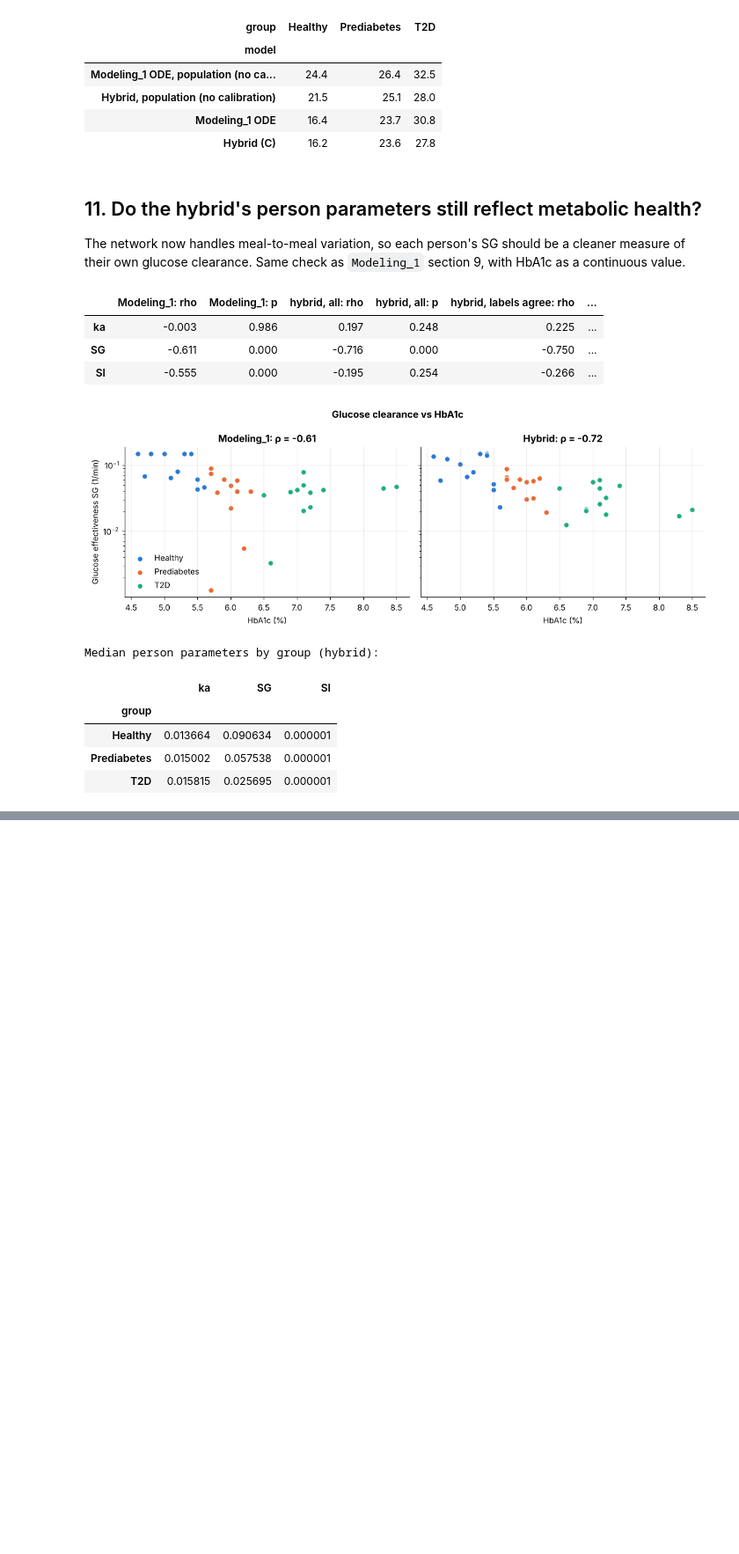
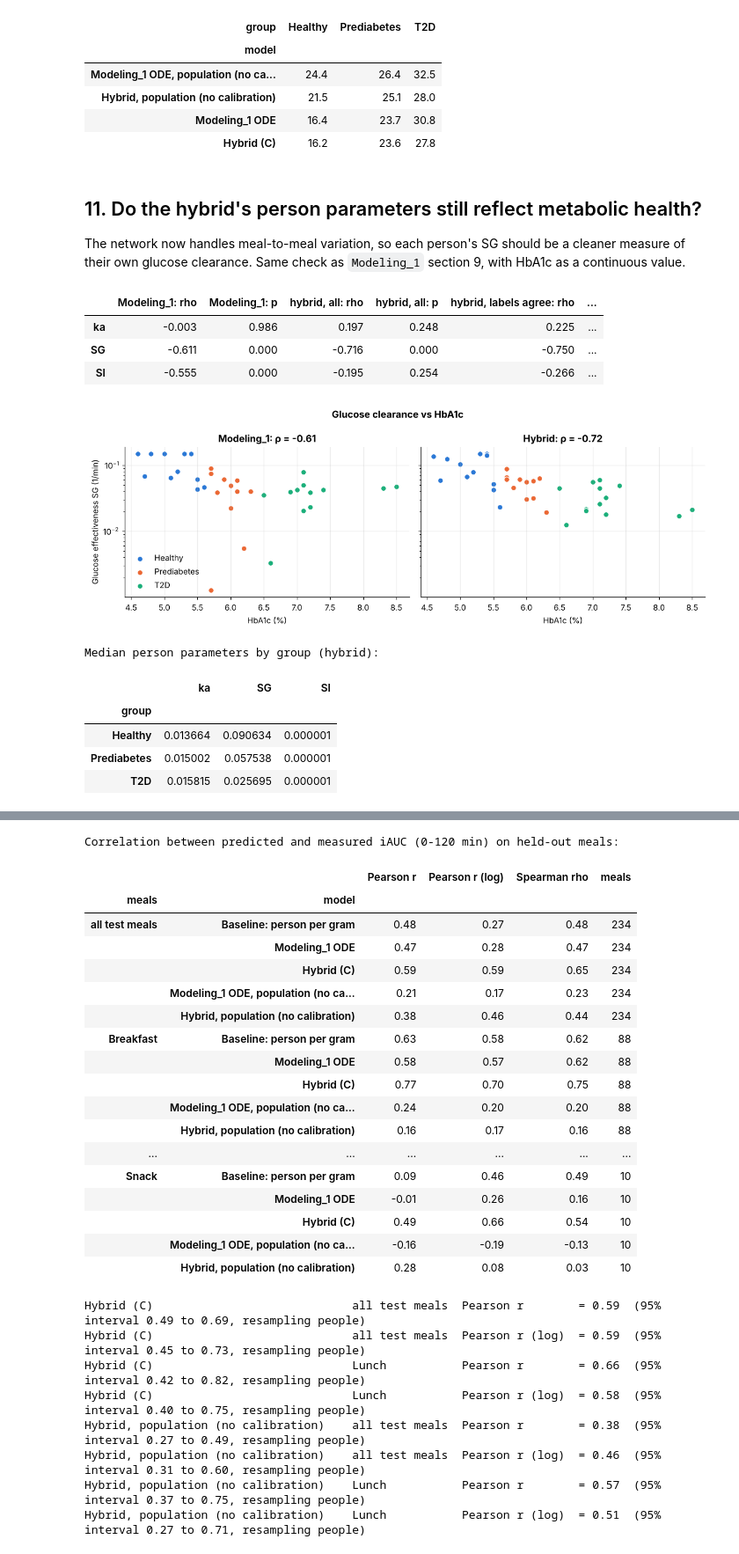
Before and after one commit to adityashah841/cgmacros-glucose-pinn, a Jupyter notebook: notebooks/PINN_modeling.ipynb, the cells around one changed output, grey strips where cells are left out. Shown at 88% size. Drawn from its saved outputs; the diff is of its cells as text; code cells hidden in the pictures; blank space fills up the shorter version.

Commit message:
Add iAUC comparison and links to the article series

```diff
--- a/notebooks/PINN_modeling.ipynb
+++ b/notebooks/PINN_modeling.ipynb
@@ -865,0 +883,80 @@ Median person parameters by group (hybrid):
+# %%
+_trapz = getattr(np, "trapezoid", None) or np.trapz   # name differs across NumPy versions
+
+def iauc(curve, Gb, t_max=120):
+    t = GRID[GRID <= t_max]
+    y = np.asarray(curve, float)[: len(t)]
+    ok = ~np.isnan(y)
+    y = np.interp(t, t[ok], y[ok])                        # fill the few missing readings
+    return _trapz(np.clip(y - Gb, 0, None), t)      # area above the pre-meal level only (mg/dL x min)
+
+meas_iauc = pd.Series([iauc(r.obs, r.Gb) for r in test.itertuples()], index=test.index)
+curves = {"Baseline: person per gram": pred_base, "Modeling_1 ODE": pred_m1, HYB: pred_hybrid}
+pred_iauc = {name: pd.Series([iauc(p, r.Gb) for p, r in zip(c, test.itertuples())], index=test.index)
+             for name, c in curves.items()}
+for name, d in pop_curves.items():                          # new people, from the cross-validation in section 10
+    pred_iauc[name] = pd.Series({i: iauc(p, test.loc[i, "Gb"]) for i, p in d.items()}).reindex(test.index)
+
+def corr_row(name, mask):
+    m, p = meas_iauc[mask], pred_iauc[name][mask]
+    return {"Pearson r": np.corrcoef(m, p)[0, 1],
+            "Pearson r (log)": np.corrcoef(np.log1p(m), np.log1p(p))[0, 1],   # on log(1 + iAUC), as some studies model it
+            "Spearman rho": spearmanr(m, p)[0], "meals": int(mask.sum())}
+
+def pearson_ci(name, mask, log=False, n_boot=2000, seed=SEED):
+    m, p, sid = meas_iauc[mask].values, pred_iauc[name][mask].values, test.sid[mask].values
+    if log:
+        m, p = np.log1p(m), np.log1p(p)
+    people = np.unique(sid)
+    rows_of = {s: np.flatnonzero(sid == s) for s in people}
+    rng = np.random.default_rng(seed)
+    boots = []
+    for _ in range(n_boot):
+        idx = np.concatenate([rows_of[s] for s in rng.choice(people, len(people))])
+        boots.append(np.corrcoef(m[idx], p[idx])[0, 1])
+    return np.percentile(boots, [2.5, 97.5])
+
+IAUC_ORDER = ["Baseline: person per gram", "Modeling_1 ODE", HYB,
+              "Modeling_1 ODE, population (no calibration)", "Hybrid, population (no calibration)"]
+subsets = {"all test meals": np.ones(len(test), bool)}
+subsets |= {mt: (test.meal_type == mt).values for mt in ["Breakfast", "Lunch", "Dinner", "Snack"]}
+iauc_table = pd.DataFrame({(sub, name): corr_row(name, mask) for sub, mask in subsets.items() for name in IAUC_ORDER}).T
+iauc_table.index.names = ["meals", "model"]
+iauc_table["meals"] = iauc_table["meals"].astype(int)
+print("Correlation between predicted and measured iAUC (0-120 min) on held-out meals:")
+display(iauc_table.round(2))
+
+for name in [HYB, "Hybrid, population (no calibration)"]:
+    for sub in ["all test meals", "Lunch"]:
+        for col, log in [("Pearson r", False), ("Pearson r (log)", True)]:
+            lo, hi = pearson_ci(name, subsets[sub], log=log)
+            print(f"{name:38s} {sub:15s} {col:16s} = {iauc_table.loc[(sub, name), col]:.2f}"
+                  f"  (95% interval {lo:.2f} to {hi:.2f}, resampling people)")
+# %% [output]
+Correlation between predicted and measured iAUC (0-120 min) on held-out meals:
+|  |  | Pearson r | Pearson r (log) | Spearman rho | meals |
+| meals | model |  |  |  |  |
+| all test meals | Baseline: person per gram | 0.48 | 0.27 | 0.48 | 234 |
+|  | Modeling_1 ODE | 0.47 | 0.28 | 0.47 | 234 |
+|  | Hybrid (C) | 0.59 | 0.59 | 0.65 | 234 |
+|  | Modeling_1 ODE, population (no ca... | 0.21 | 0.17 | 0.23 | 234 |
+|  | Hybrid, population (no calibration) | 0.38 | 0.46 | 0.44 | 234 |
+| Breakfast | Baseline: person per gram | 0.63 | 0.58 | 0.62 | 88 |
+|  | Modeling_1 ODE | 0.58 | 0.57 | 0.62 | 88 |
+|  | Hybrid (C) | 0.77 | 0.70 | 0.75 | 88 |
+|  | Modeling_1 ODE, population (no ca... | 0.24 | 0.20 | 0.20 | 88 |
+|  | Hybrid, population (no calibration) | 0.16 | 0.17 | 0.16 | 88 |
+| ... | ... | ... | ... | ... | ... |
+| Snack | Baseline: person per gram | 0.09 | 0.46 | 0.49 | 10 |
+|  | Modeling_1 ODE | -0.01 | 0.26 | 0.16 | 10 |
+|  | Hybrid (C) | 0.49 | 0.66 | 0.54 | 10 |
+|  | Modeling_1 ODE, population (no ca... | -0.16 | -0.19 | -0.13 | 10 |
+|  | Hybrid, population (no calibration) | 0.28 | 0.08 | 0.03 | 10 |
+Hybrid (C)                             all test meals  Pearson r        = 0.59  (95% interval 0.49 to 0.69, resampling people)
+Hybrid (C)                             all test meals  Pearson r (log)  = 0.59  (95% interval 0.45 to 0.73, resampling people)
+Hybrid (C)                             Lunch           Pearson r        = 0.66  (95% interval 0.42 to 0.82, resampling people)
+Hybrid (C)                             Lunch           Pearson r (log)  = 0.58  (95% interval 0.40 to 0.75, resampling people)
+Hybrid, population (no calibration)    all test meals  Pearson r        = 0.38  (95% interval 0.27 to 0.49, resampling people)
+Hybrid, population (no calibration)    all test meals  Pearson r (log)  = 0.46  (95% interval 0.31 to 0.60, resampling people)
+Hybrid, population (no calibration)    Lunch           Pearson r        = 0.57  (95% interval 0.37 to 0.75, resampling people)
+Hybrid, population (no calibration)    Lunch           Pearson r (log)  = 0.51  (95% interval 0.27 to 0.71, resampling people)
```
Also changed, not shown: parts of 10 cells of this notebook, 3 other files.
